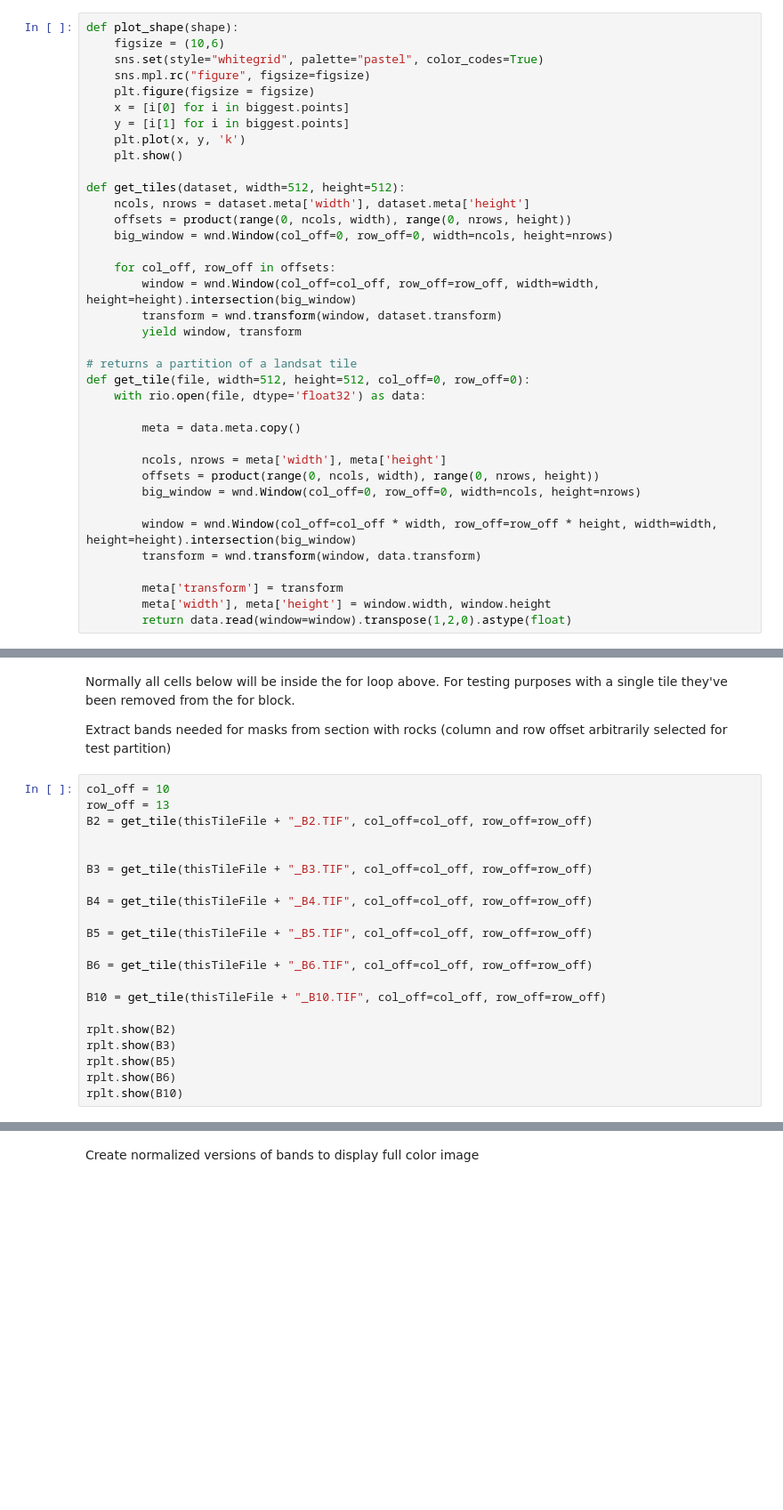
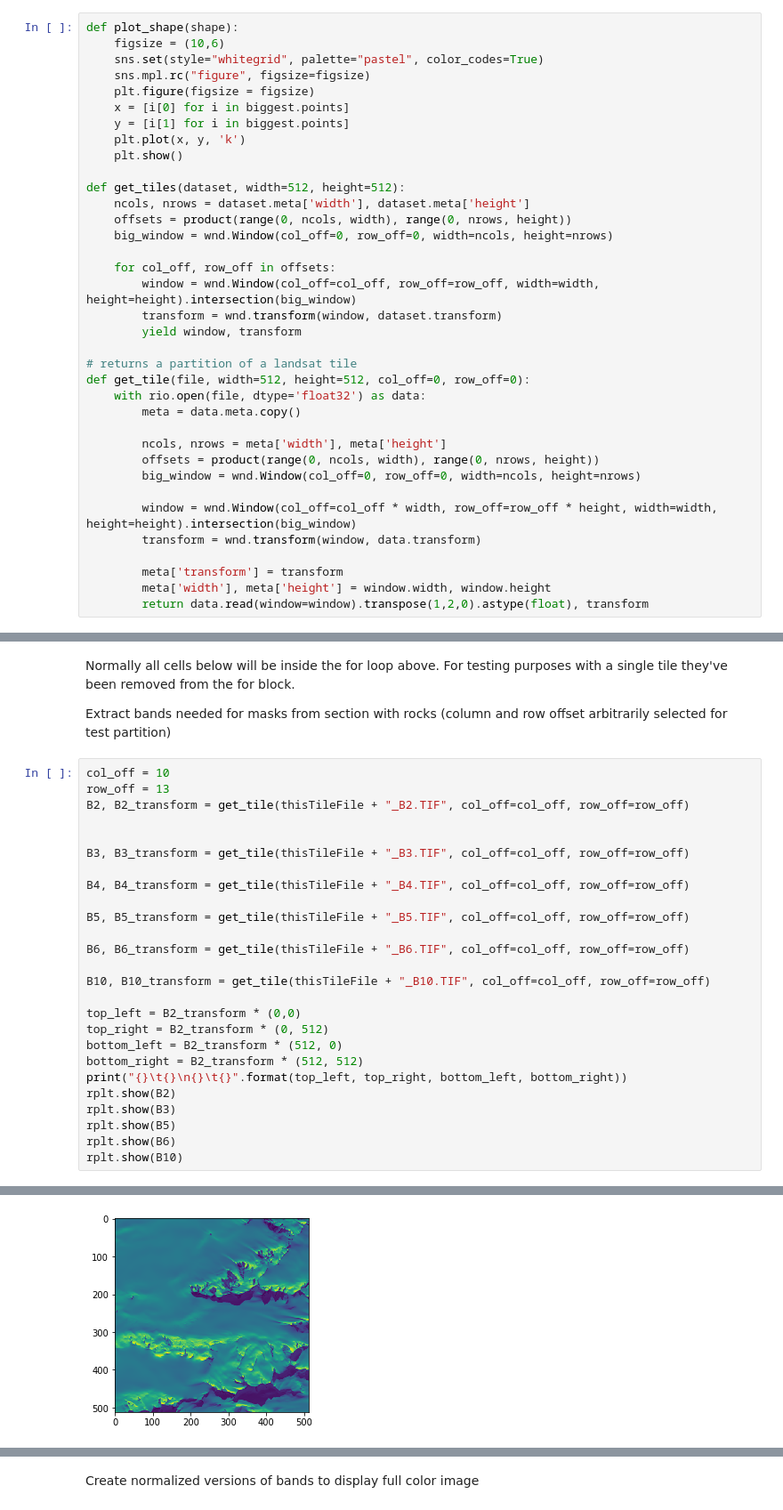
Before and after one commit to mblackgeo/AntarcticRockOutcrop, a Jupyter notebook: burton_johnson_model.ipynb, the cells around one changed output, grey strips where cells are left out. Shown at 89% size. Drawn from its saved outputs; the diff is of its cells as text; blank space fills up the shorter version.

```diff
--- a/burton_johnson_model.ipynb
+++ b/burton_johnson_model.ipynb
@@ -38,7 +42,6 @@ def get_tiles(dataset, width=512, height=512):
 # returns a partition of a landsat tile
 def get_tile(file, width=512, height=512, col_off=0, row_off=0):
     with rio.open(file, dtype='float32') as data:
-
         meta = data.meta.copy()
 
         ncols, nrows = meta['width'], meta['height']
@@ -50,7 +53,7 @@ def get_tile(file, width=512, height=512, col_off=0, row_off=0):
 
         meta['transform'] = transform
         meta['width'], meta['height'] = window.width, window.height
-        return data.read(window=window).transpose(1,2,0).astype(float)
+        return data.read(window=window).transpose(1,2,0).astype(float), transform
 # %%
 landsatTileList = r"/home/dsa/DSA/images/scene_list.txt"
 landsatDirectory = r"/home/dsa/DSA/images/LC08_L1GT_209117_20140101_20170427_01_T2"
@@ -106,19 +103,24 @@ offset arbitrarily selected for test partition)
 # %%
 col_off = 10
 row_off = 13
-B2 = get_tile(thisTileFile + "_B2.TIF", col_off=col_off, row_off=row_off)
+B2, B2_transform = get_tile(thisTileFile + "_B2.TIF", col_off=col_off, row_off=row_off)
 
 
-B3 = get_tile(thisTileFile + "_B3.TIF", col_off=col_off, row_off=row_off)
+B3, B3_transform = get_tile(thisTileFile + "_B3.TIF", col_off=col_off, row_off=row_off)
 
-B4 = get_tile(thisTileFile + "_B4.TIF", col_off=col_off, row_off=row_off)
+B4, B4_transform = get_tile(thisTileFile + "_B4.TIF", col_off=col_off, row_off=row_off)
 
-B5 = get_tile(thisTileFile + "_B5.TIF", col_off=col_off, row_off=row_off)
+B5, B5_transform = get_tile(thisTileFile + "_B5.TIF", col_off=col_off, row_off=row_off)
 
-B6 = get_tile(thisTileFile + "_B6.TIF", col_off=col_off, row_off=row_off)
+B6, B6_transform = get_tile(thisTileFile + "_B6.TIF", col_off=col_off, row_off=row_off)
 
-B10 = get_tile(thisTileFile + "_B10.TIF", col_off=col_off, row_off=row_off)
+B10, B10_transform = get_tile(thisTileFile + "_B10.TIF", col_off=col_off, row_off=row_off)
 
+top_left = B2_transform * (0,0)
+top_right = B2_transform * (0, 512)
+bottom_left = B2_transform * (512, 0)
+bottom_right = B2_transform * (512, 512)
+print("{}\t{}\n{}\t{}".format(top_left, top_right, bottom_left, bottom_right))
 rplt.show(B2)
 rplt.show(B3)
 rplt.show(B5)
@@ -129,0 +133 @@ AttributeError: module 'rasterio.plot' has no attribute 'colorbar'
+[figure, added]
```
Also changed, not shown: parts of 28 cells of this notebook.
